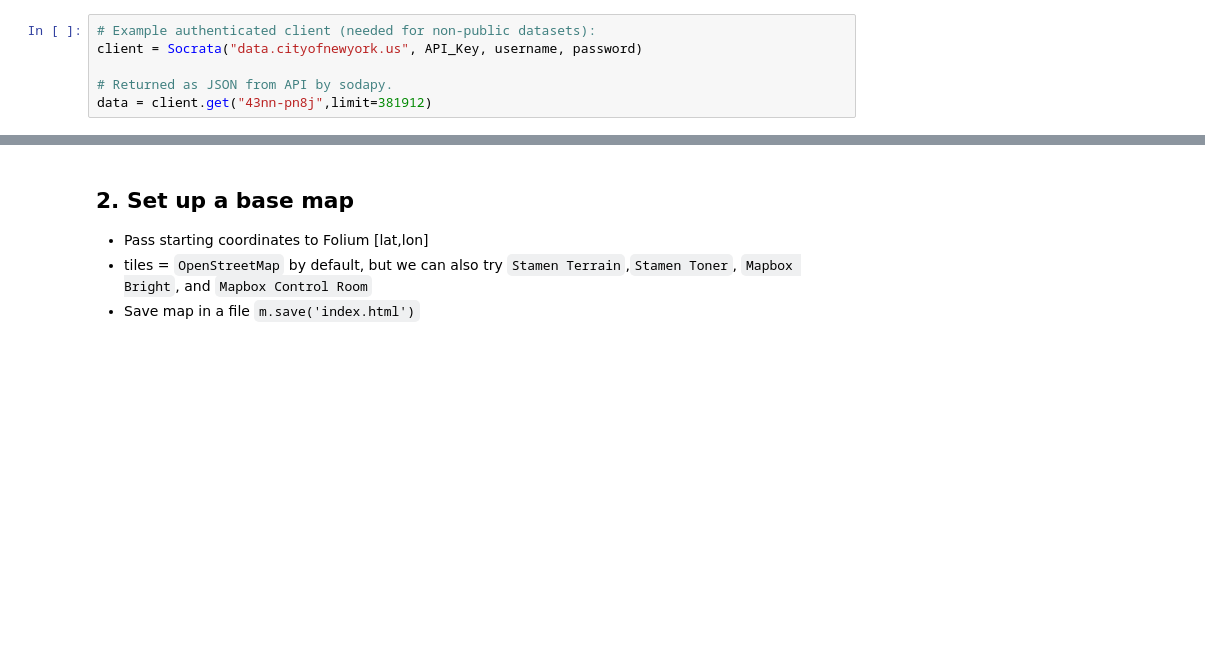
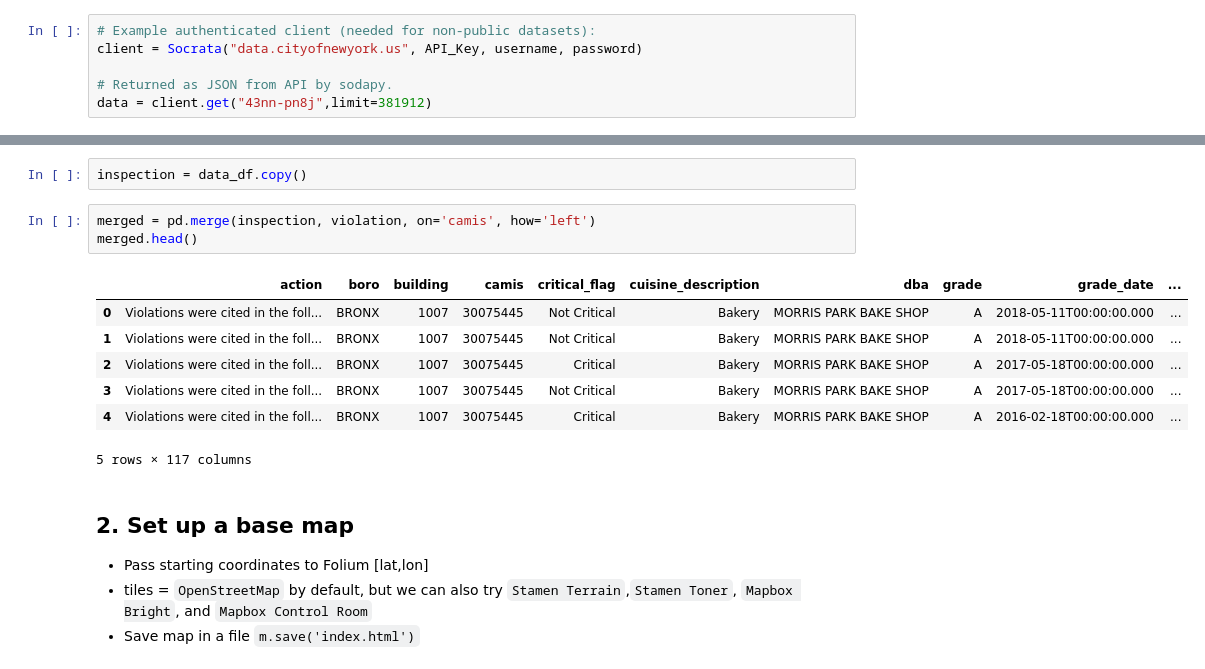
Before and after one commit to vknguyen1902/nyc-restaurants-inspections, a Jupyter notebook: geojson-folium.ipynb, the cells around one changed output, grey strips where cells are left out. Drawn from its saved outputs; the diff is of its cells as text; blank space fills up the shorter version.

```diff
--- a/geojson-folium.ipynb
+++ b/geojson-folium.ipynb
@@ -25,3 +76,16 @@ data = client.get("43nn-pn8j",limit=381912)
+# %%
+inspection = data_df.copy()
+# %%
+merged = pd.merge(inspection, violation, on='camis', how='left')
+merged.head()
+# %% [output]
+|  | action | boro | building | camis | critical_flag | cuisine_description | dba | grade | grade_date | ... |
+| 0 | Violations were cited in the foll... | BRONX | 1007 | 30075445 | Not Critical | Bakery | MORRIS PARK BAKE SHOP | A | 2018-05-11T00:00:00.000 | ... |
+| 1 | Violations were cited in the foll... | BRONX | 1007 | 30075445 | Not Critical | Bakery | MORRIS PARK BAKE SHOP | A | 2018-05-11T00:00:00.000 | ... |
+| 2 | Violations were cited in the foll... | BRONX | 1007 | 30075445 | Critical | Bakery | MORRIS PARK BAKE SHOP | A | 2017-05-18T00:00:00.000 | ... |
+| 3 | Violations were cited in the foll... | BRONX | 1007 | 30075445 | Not Critical | Bakery | MORRIS PARK BAKE SHOP | A | 2017-05-18T00:00:00.000 | ... |
+| 4 | Violations were cited in the foll... | BRONX | 1007 | 30075445 | Critical | Bakery | MORRIS PARK BAKE SHOP | A | 2016-02-18T00:00:00.000 | ... |
+5 rows × 117 columns
 # %% [markdown]
 ## 2. Set up a base map
 - Pass starting coordinates to Folium [lat,lon]
```
Also changed, not shown: parts of 23 cells of this notebook, 1 other file.
